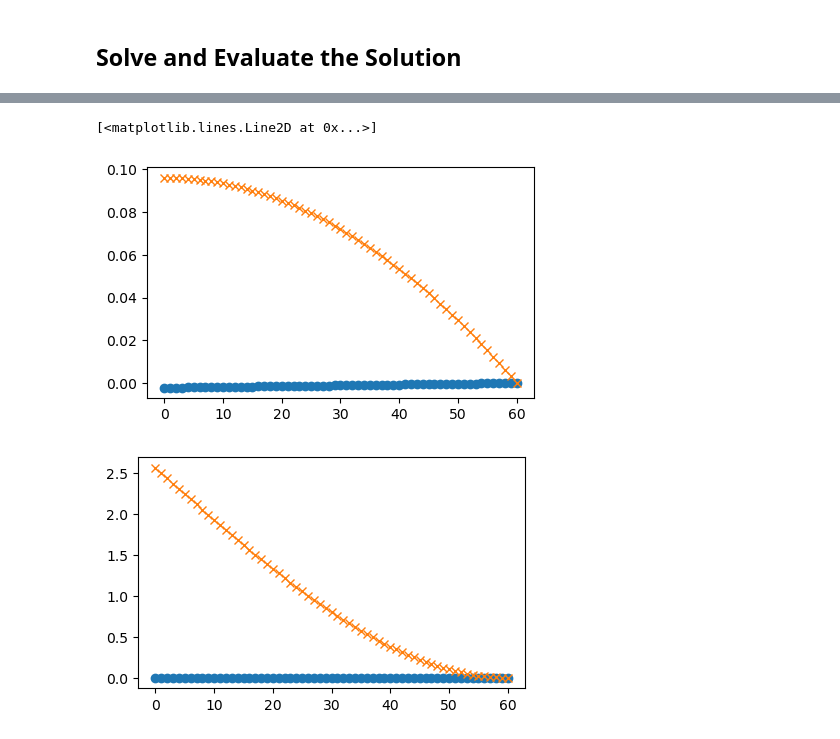
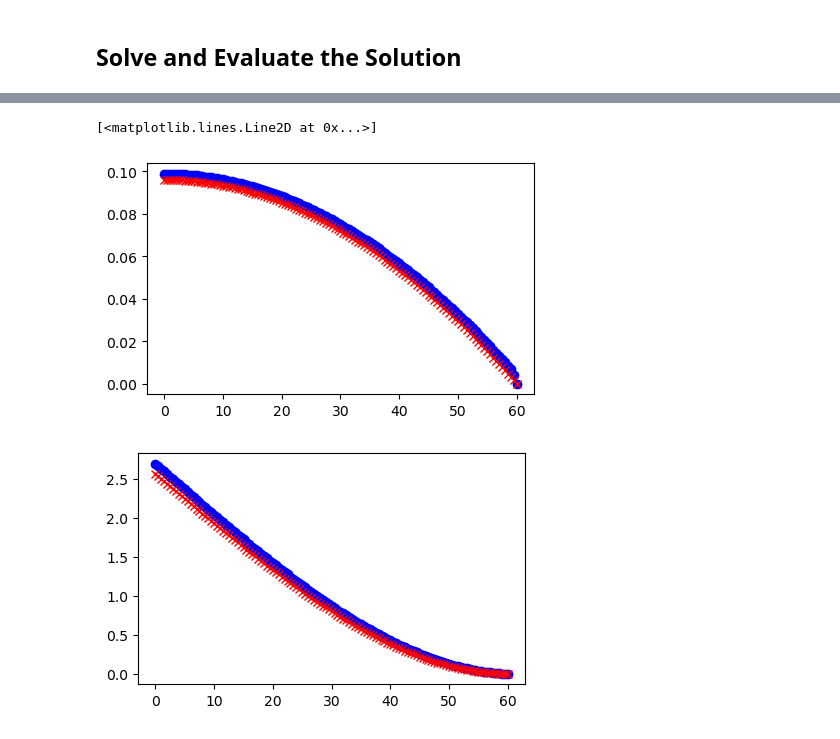
Before and after one commit to ImperialCollegeLondon/ReCoDe-Finite-Element-Method, a Jupyter notebook: Exercise_2.ipynb, the cells around one changed output, grey strips where cells are left out. Cells and saved outputs as stored; diff of their text form; code cells hidden in the pictures.

Commit message:
Updated Exercise_2 with new documentation
The text in Exercise_2 notebook is updated up the Applying Boundary Conditions.

```diff
--- a/Exercise_2.ipynb
+++ b/Exercise_2.ipynb
@@ -67,8 +139,0 @@ Next step is to define the material properties of the beam. The Young's modulus
-# %%
-## Set up material properties
-
-Youngs_modulus = 1e6
-Poisson_ratio = 0.25
-
-## Load
-P=80
@@ -435,3 +679,28 @@ for i in b:
+# %%
+## Apply the ********Dirichlet************ BC
+## Fix RIGHT sidde
+
+for node in right_:
+
+
+    x_val = FEM_.mesh.points[node][0]
+    y_val = FEM_.mesh.points[node][1]
+
+    if(x_val == L):
+        if(np.isclose(y_val,0)):
+            A_matrix[node*2,:] = 0
+            A_matrix[node*2, node*2] = 1
+            b[node*2 ] = 0
+
+            A_matrix[node*2+1,:] = 0
+            A_matrix[node*2+1, node*2+1] = 1
+            b[node*2 ] = 0
+
+
+        if(np.isclose(abs(y_val),c)):
+            A_matrix[node*2,:] = 0
+            A_matrix[node*2, node*2] = 1
+            b[node*2 ] = 0
 # %% [markdown]
 ## Solve and Evaluate the Solution
 # %%
@@ -486,12 +789,12 @@ for node in top_:
     FEM_y=np.append(FEM_y,[[x_val,FEM_solution_y]], axis=0)
 # %%
 plt.figure(figsize=(5,3))
-plt.plot(FEM_x[:,0],FEM_x[:,1], "o")
-plt.plot(analytica_x_list[:,0],analytica_x_list[:,1], "x")
+plt.plot(FEM_x[:,0],FEM_x[:,1], "o",color="blue")
+plt.plot(analytica_x_list[:,0],analytica_x_list[:,1], "x",color="red")
 plt.figure(figsize=(5,3))
-plt.plot(FEM_y[:,0],FEM_y[:,1], "o")
-plt.plot(analytica_y_list[:,0],analytica_y_list[:,1], "x")
+plt.plot(FEM_y[:,0],FEM_y[:,1], "o",color="blue")
+plt.plot(analytica_y_list[:,0],analytica_y_list[:,1], "x",color="red")
 # %% [output]
 [<matplotlib.lines.Line2D at 0x...>]
-[figure, old version]
+[figure, new version]
-[figure, old version]
+[figure, new version]
```
Also changed, not shown: parts of 33 cells of this notebook.
